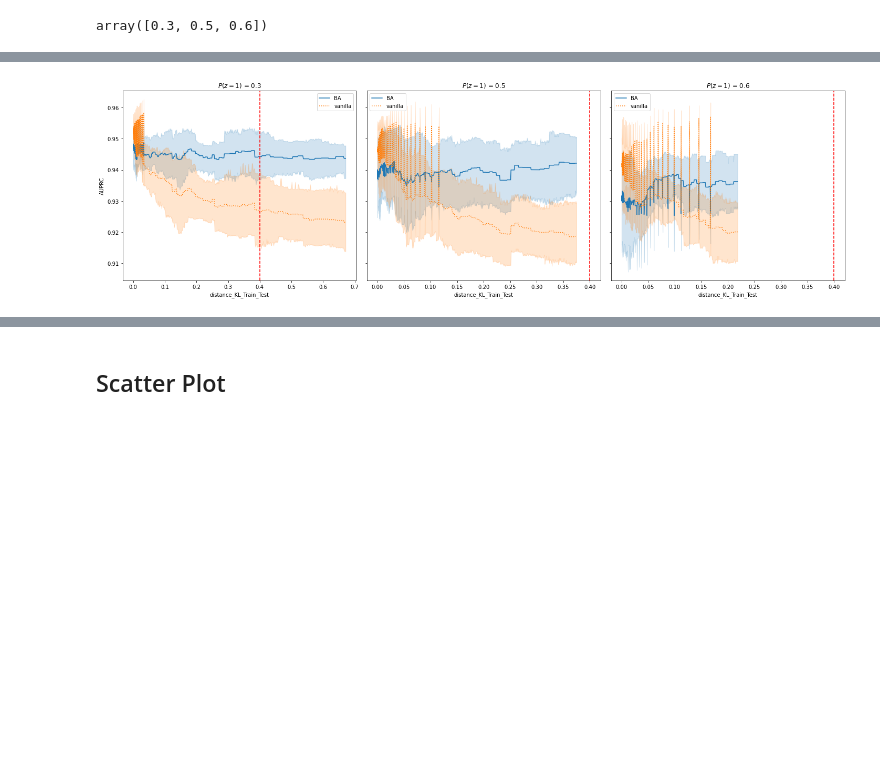
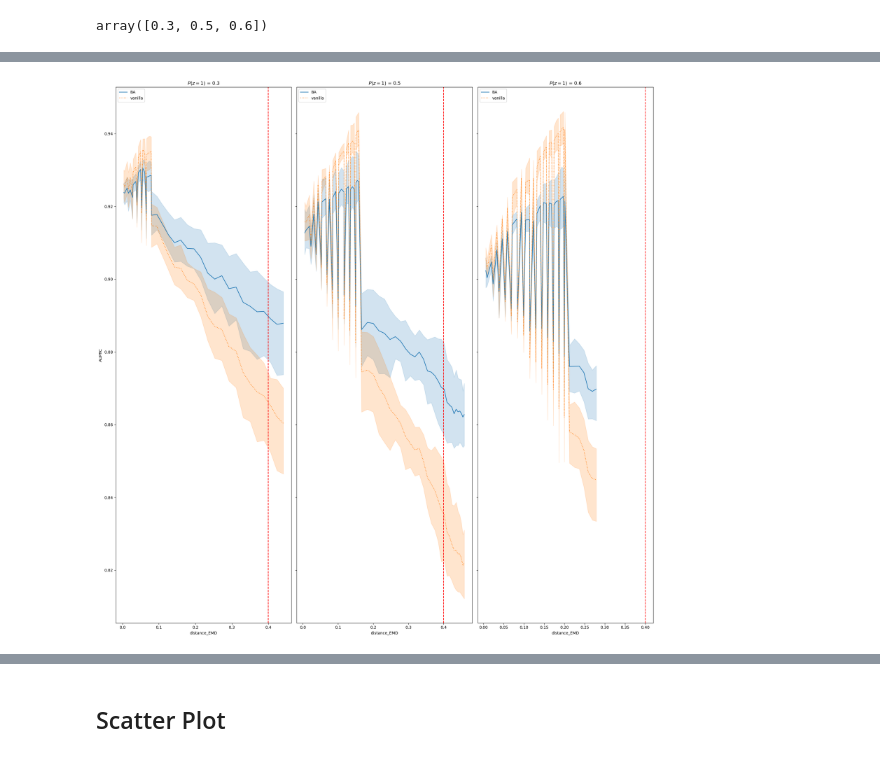
Before and after one commit to LinguisticAnomalies/DeconDTN, a Jupyter notebook: notebooks_xiruo/[test] Logistic Regression-Plot.ipynb, the cells around one changed output, grey strips where cells are left out. Cells and saved outputs as stored; diff of their text form; code cells hidden in the pictures; blank space fills up the shorter version.

```diff
--- a/notebooks_xiruo/[test] Logistic Regression-Plot.ipynb
+++ b/notebooks_xiruo/[test] Logistic Regression-Plot.ipynb
@@ -212,7 +219,7 @@ xlabel = "alpha_test"
 p_mix_z1 = df['p_mix_z1'].unique()
 # p_mix_z1 = [0.2,0.3,0.5,]
 
-fig, ax = plt.subplots(math.ceil(len(p_mix_z1)/3),3, figsize=(20,6), sharey=True)
+fig, ax = plt.subplots(math.ceil(len(p_mix_z1)/3),3, figsize=(20,15), sharey=True)
 ax = ax.ravel()
 for idx, k in enumerate(p_mix_z1):
     _df = df[df['p_mix_z1'] == k].sort_values(xlabel)
@@ -289,6 +302,9 @@ plt.close()
 # %%
 ######  Saving
 # better version for save
+# log scale of x
+
+
 xlabel = "alpha_test"
 
 p_mix_z1 = df['p_mix_z1'].unique()[1:-1]
@@ -305,12 +321,24 @@ for idx, k in enumerate(p_mix_z1):
     g_results.set(xscale="log")
 
     ax[idx].axvline(_df['alpha_train'].unique(), color="red", linestyle="--")
-    ax[idx].set_title(f"$P(z=1)$ = {round(k,3)}")
+    ax[idx].set_title(f"$P(z=1)$ = {round(k,3)}", fontsize=16)
     ax[idx].legend()
     ax[idx].set(xlabel=r"$\alpha_{test}$", ylabel="AUPRC")
+    ax[idx].set_xlabel(r"$\alpha_{test}$", fontsize=16)
+    ax[idx].set_ylabel("AUPRC", fontsize=16)
+
     sample_count = np.around(np.around(np.logspace(math.log10(min(_df[xlabel])),math.log10(max(_df[xlabel])),6)/0.05,decimals=0)*0.05, decimals=2)
     g_results.set(xticks=sample_count)
     g_results.set(xticklabels=sample_count)
+
+    # ylabels = ['{:,.2f}'.format(x) for x in ax[idx].get_yticks()]
+    # ax[idx].set_yticklabels(ylabels)
+
+    # for SentenceBERT
+    # ax[idx].set_ylim(0.81,0.95)
+
+    ax[idx].xaxis.set_tick_params(labelsize=14)
+    ax[idx].yaxis.set_tick_params(labelsize=14)
 
 plt.tight_layout()
 
@@ -319,32 +347,32 @@ plt.close()
 # %%
 # better version for save
 # xlabel = "alpha_test"
-# xlabel = "distance_EMD"
-xlabel = "distance_KL_Train_Test"
+xlabel = "distance_EMD"
+# xlabel = "distance_KL_Train_Test"
 
 p_mix_z1 = df['p_mix_z1'].unique()
 # p_mix_z1 = [0.2,0.3,0.5,]
 
-fig, ax = plt.subplots(math.ceil(len(p_mix_z1)/3),3, figsize=(20,6), sharey=True)
+fig, ax = plt.subplots(math.ceil(len(p_mix_z1)/3),3, figsize=(20,20), sharey=True)
 ax = ax.ravel()
 for idx, k in enumerate(p_mix_z1):
     _df = df[df['p_mix_z1'] == k].sort_values(xlabel)
 
     g_results=sns.lineplot(data=_df, x=xlabel, y='auprc_logistic_confounder', ax=ax[idx], label="BA")
     g_results=sns.lineplot(data=_df, x=xlabel, y='auprc_logistic_vanilla', ax=ax[idx], label="vanilla", linestyle='dotted')
     # g_results.set(xscale="log")
 
     ax[idx].axvline(_df['alpha_train'].unique(), color="red", linestyle="--")
     ax[idx].set_title(f"$P(z=1)$ = {round(k,3)}")
     ax[idx].legend()
     ax[idx].set(xlabel=f"{xlabel}", ylabel="AUPRC")
     # sample_count = np.around(np.around(np.logspace(math.log10(min(_df[xlabel])),math.log10(max(_df[xlabel])),6)/0.05,decimals=0)*0.05, decimals=2)
     # g_results.set(xticks=sample_count)
     # g_results.set(xticklabels=sample_count)
 
 plt.tight_layout()
 # %% [output]
-[figure, old version]
+[figure, new version]
 # %%
 xlabel = "alpha_test"
 
```
Also changed, not shown: parts of 13 cells of this notebook, 6 other files.
